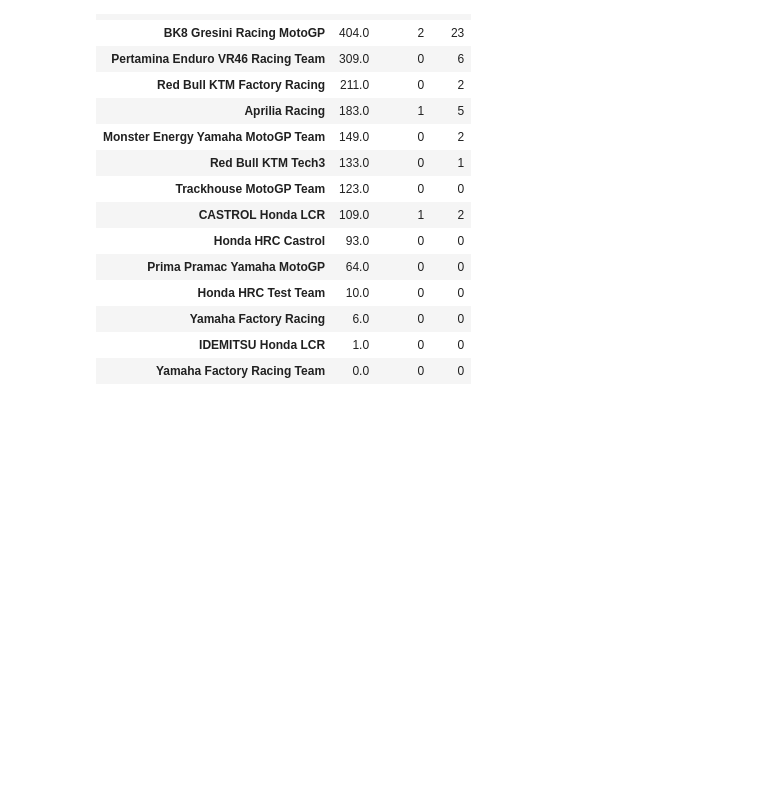
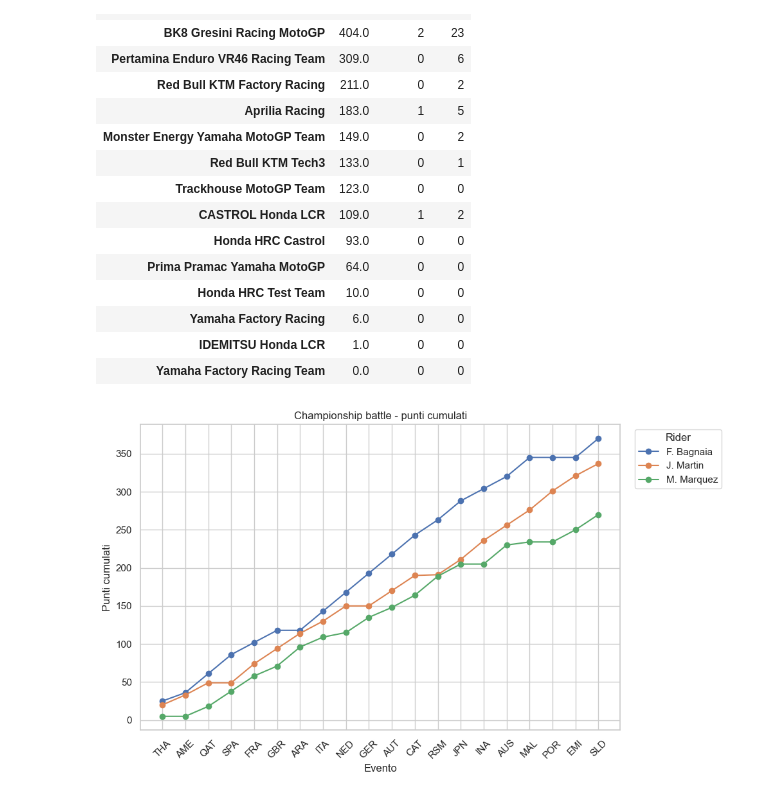
Before and after one commit to petronz5/MotoGP_Analysis, a Jupyter notebook: notebooks/MotoGP_Analysis.ipynb, the cells around one changed output. Drawn from its saved outputs; the diff is of its cells as text; code cells hidden in the pictures; blank space fills up the shorter version.

```diff
--- a/notebooks/MotoGP_Analysis.ipynb
+++ b/notebooks/MotoGP_Analysis.ipynb
@@ -123,3 +123,25 @@ display(team_stats)
 | Yamaha Factory Racing | 6.0 | 0 | 0 |
 | IDEMITSU Honda LCR | 1.0 | 0 | 0 |
 | Yamaha Factory Racing Team | 0.0 | 0 | 0 |
+# %%
+import sys
+sys.path.append('../src')
+from utils import load_data, compute_cumulative_points, plot_championship_battle
+import matplotlib.pyplot as plt
+
+df = load_data('../data/Race.csv') # Carica il dataset
+df.columns = df.columns.str.lower() # Normalizza i nomi delle colonne
+
+# Parametri
+classe = 'MotoGP' # classe da analizzare
+year = 2024
+top_n = 3
+
+cum = compute_cumulative_points(df, classe, year, top_n=top_n)
+if cum.empty:
+    print("Nessun dato disponibile per i parametri specificati.")
+else:
+    ax = plot_championship_battle(cum)
+    plt.show()
+# %% [output]
+[figure, added]
```
Also changed, not shown: parts of 4 cells of this notebook, 1 other file.
